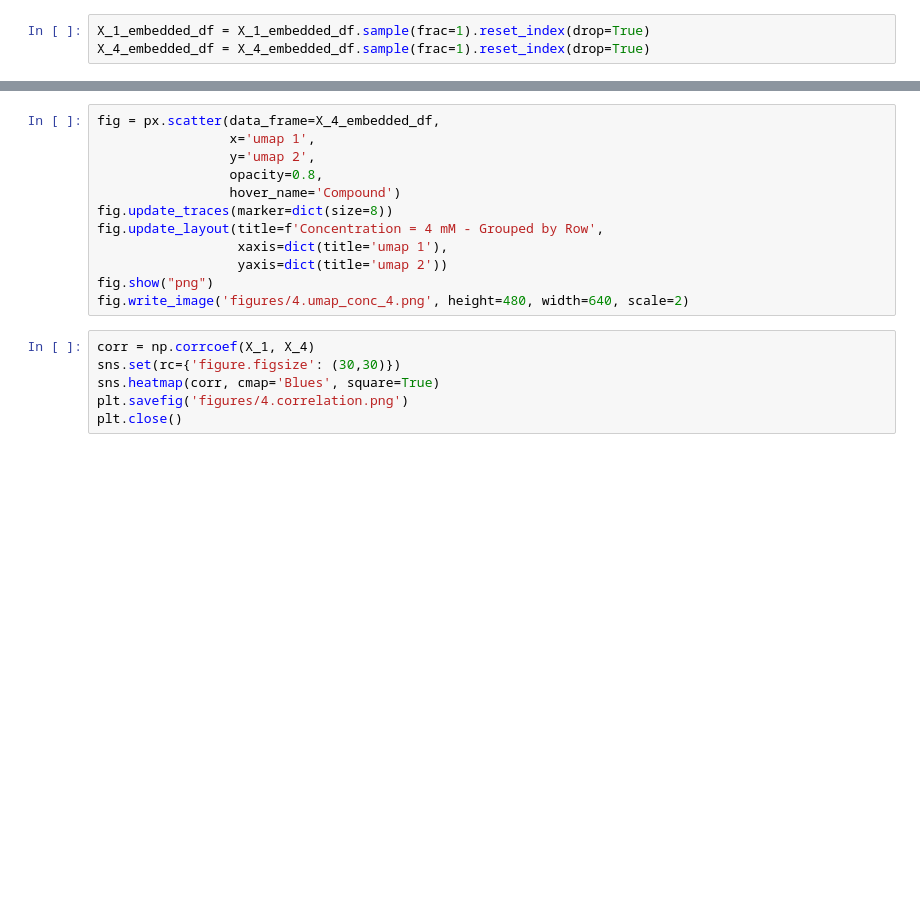
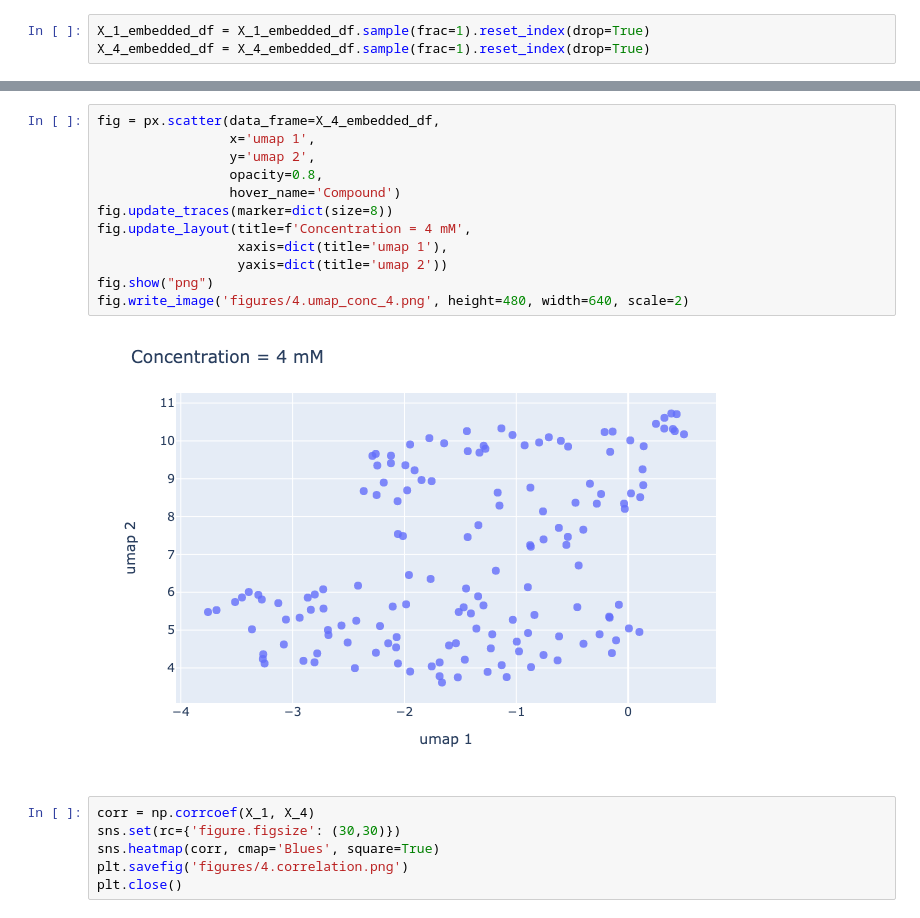
Before and after one commit to broadinstitute/2021_03_11_MolecularGlue_AmitChoudharyLab_Broad-data, a Jupyter notebook: analysis/4.representations-and-correlations.ipynb, the cells around one changed output, grey strips where cells are left out. Saved outputs shown, nothing was run; the diff lists cells and outputs as text; blank space fills up the shorter version.

```diff
--- a/analysis/4.representations-and-correlations.ipynb
+++ b/analysis/4.representations-and-correlations.ipynb
@@ -80,15 +82,17 @@ fig.write_image('figures/4.umap_conc_1.png', height=480, width=640, scale=2)
 # %%
 fig = px.scatter(data_frame=X_4_embedded_df,
                  x='umap 1',
                  y='umap 2',
                  opacity=0.8,
                  hover_name='Compound')
 fig.update_traces(marker=dict(size=8))
-fig.update_layout(title=f'Concentration = 4 mM - Grouped by Row',
+fig.update_layout(title=f'Concentration = 4 mM',
                   xaxis=dict(title='umap 1'),
                   yaxis=dict(title='umap 2'))
 fig.show("png")
 fig.write_image('figures/4.umap_conc_4.png', height=480, width=640, scale=2)
+# %% [output]
+[figure, added]
 # %%
 corr = np.corrcoef(X_1, X_4)
 sns.set(rc={'figure.figsize': (30,30)})
```
Also changed, not shown: parts of 1 cell of this notebook, 2 other files.
